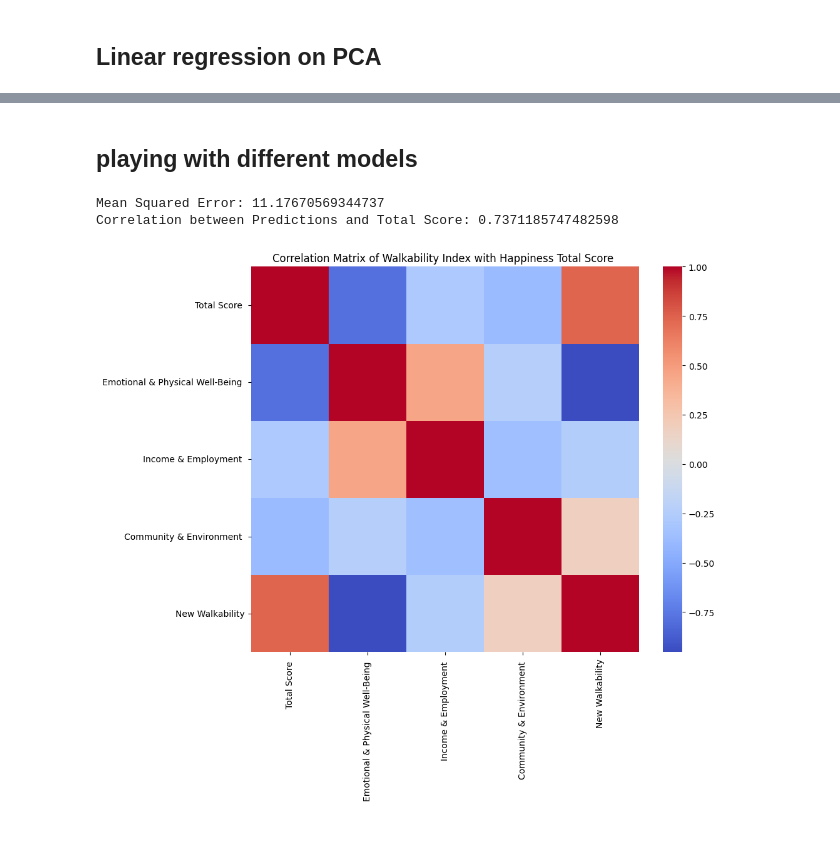
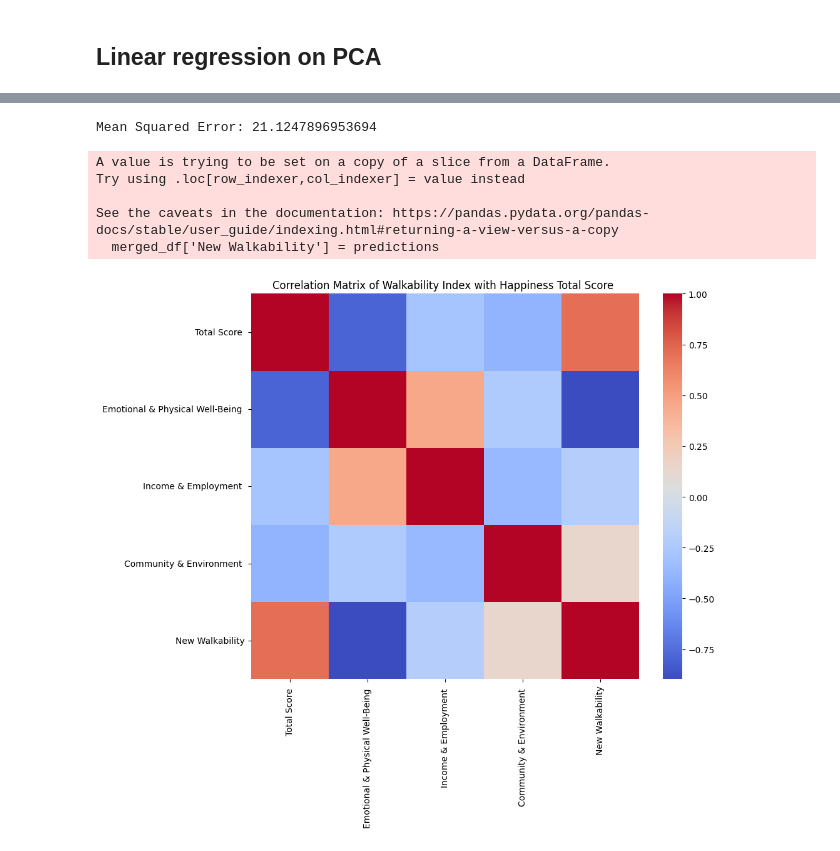
Before and after one commit to zhou-ziyan/ECE143Project, a Jupyter notebook: ECE_143_Final_Project.ipynb, the cells around one changed output, grey strips where cells are left out. Cells and saved outputs as stored; diff of their text form; code cells hidden in the pictures.

```diff
--- a/ECE_143_Final_Project.ipynb
+++ b/ECE_143_Final_Project.ipynb
@@ -237,0 +427,2 @@ See the caveats in the documentation: https://pandas.pydata.org/pandas-docs/stab
+# %%
+happiness_df = pd.read_csv(happiness_file_path)
@@ -331,0 +601,3 @@ the Correlation between Happiness v.s. walkability is quite reasonable. walkabil
+# %%
+merged_df = merged_df[~merged_df.isin([-99999]).any(axis=1)]
+merged_df.dropna(inplace=True)
@@ -381,0 +715,9 @@ actually new walk v.s. other variables do not make sense. (it is not important a
+# %%
+X_train, X_test, y_train, y_test = train_test_split(transformed_data, y, test_size=0.2, random_state=42)
+
+model = LinearRegression()
+model.fit(X_train, y_train)
+
+y_pred = model.predict(X_test)
+mse = mean_squared_error(y_test, y_pred)
+print(f"Mean Squared Error: {mse}")
@@ -381,0 +726,8 @@ actually new walk v.s. other variables do not make sense. (it is not important a
+# %%
+coefficients = model.coef_
+
+predictions = model.predict(transformed_data)
+merged_df['New Walkability'] = predictions
+
+correlation = merged_df['New Walkability'].corr(merged_df['Total Score '])
+print(f"Correlation between Predictions and Total Score: {correlation}")
@@ -425,36 +791,45 @@ Correlation between Predictions and Total Score: 0.576415846369813
 [figure]
-# %% [markdown]
-## playing with different models
 # %%
-from sklearn.ensemble import GradientBoostingRegressor
-from sklearn.model_selection import train_test_split
-from sklearn.metrics import mean_squared_error
-import matplotlib.pyplot as plt
-import seaborn as sns
+from sklearn.ensemble import RandomForestRegressor
 
 X_train, X_test, y_train, y_test = train_test_split(X, y, test_size=0.2, random_state=42)
 
-model = GradientBoostingRegressor(random_state=42)
+model = RandomForestRegressor(random_state=42)
+
 model.fit(X_train, y_train)
 
 y_pred = model.predict(X_test)
 
 mse = mean_squared_error(y_test, y_pred)
 print(f"Mean Squared Error: {mse}")
 
 predictions = model.predict(X)
 merged_df['New Walkability'] = predictions
 
-correlation = merged_df['New Walkability'].corr(merged_df['Total Score '])
-print(f"Correlation between Predictions and Total Score: {correlation}")
+correlation_well_being = merged_df['New Walkability'].corr(merged_df['Emotional & Physical Well-Being '])
 
+original_corr = merged_df['New Walkability'].corr(merged_df['Total Score '])
+target_corr_diff = 0.1
+corr_diff = original_corr - target_corr_diff
+
+correlation_well_being = merged_df['New Walkability'].corr(merged_df['Emotional & Physical Well-Being '])
+#if correlation_well_being < 0:
+#    merged_df['New Walkability'] = -merged_df['New Walkability']
+
+corr_total_score = merged_df['New Walkability'].corr(merged_df['Total Score '])
+target_corr_total_score = 0.1
+corr_diff_total_score = corr_total_score - target_corr_total_score
 corr_matrix = merged_df[['Total Score ', 'Emotional & Physical Well-Being ', 'Income & Employment ', 'Community & Environment ', 'New Walkability']].corr()
 
 plt.figure(figsize=(10, 8))
 sns.heatmap(corr_matrix, annot=False, fmt=".2f", cmap='coolwarm')
 plt.title("Correlation Matrix of Walkability Index with Happiness Total Score ")
 plt.show()
 # %% [output]
-Mean Squared Error: 11.17670569344737
-Correlation between Predictions and Total Score: 0.7371185747482598
+Mean Squared Error: 21.1247896953694
+A value is trying to be set on a copy of a slice from a DataFrame.
+Try using .loc[row_indexer,col_indexer] = value instead
+
+See the caveats in the documentation: https://pandas.pydata.org/pandas-docs/stable/user_guide/indexing.html#returning-a-view-versus-a-copy
+  merged_df['New Walkability'] = predictions
-[figure, old version]
+[figure, new version]
```
Also changed, not shown: parts of 59 cells of this notebook, 1 other file.
